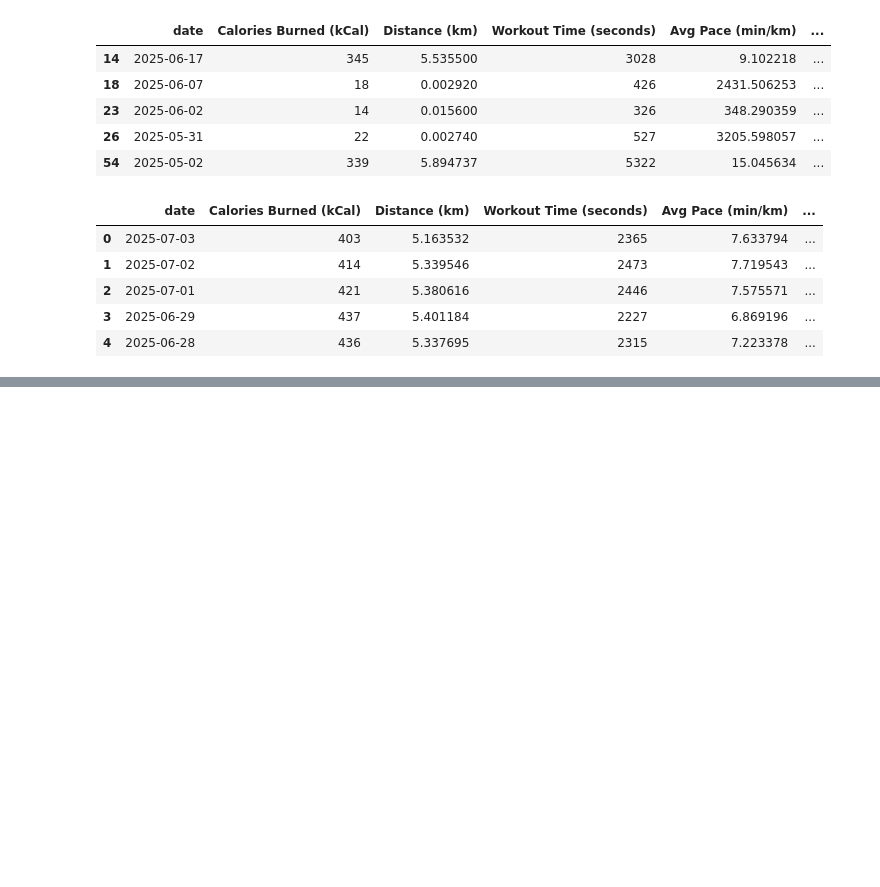
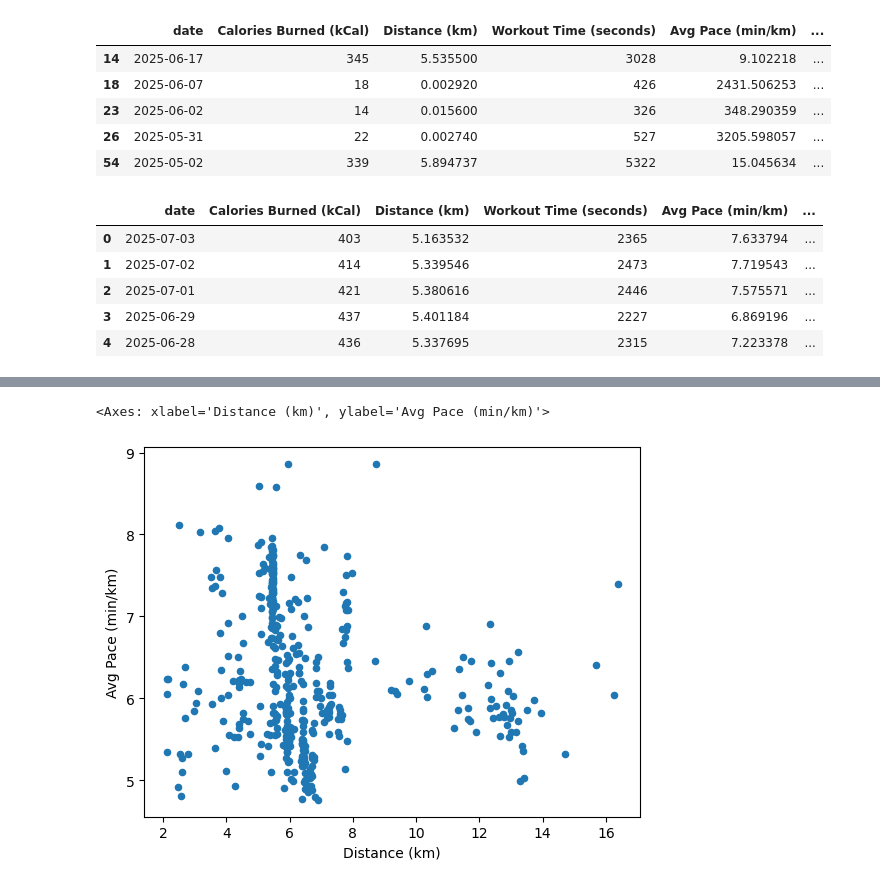
Before and after one commit to pkeen/500-runs, a Jupyter notebook: running-cleaning.ipynb, the cells around one changed output, grey strips where cells are left out. Cells and saved outputs as stored; diff of their text form; code cells hidden in the pictures; blank space fills up the shorter version.

```diff
--- a/running-cleaning.ipynb
+++ b/running-cleaning.ipynb
@@ -100,0 +169,8 @@ df.head()
+# %%
+df  = df[df['Distance (km)'] > 2]
+
+# Visualize avg pace over distance
+df.plot.scatter(x="Distance (km)", y="Avg Pace (min/km)")
+# %% [output]
+<Axes: xlabel='Distance (km)', ylabel='Avg Pace (min/km)'>
+[figure, added]
```
Also changed, not shown: parts of 5 cells of this notebook, 8 other files.
